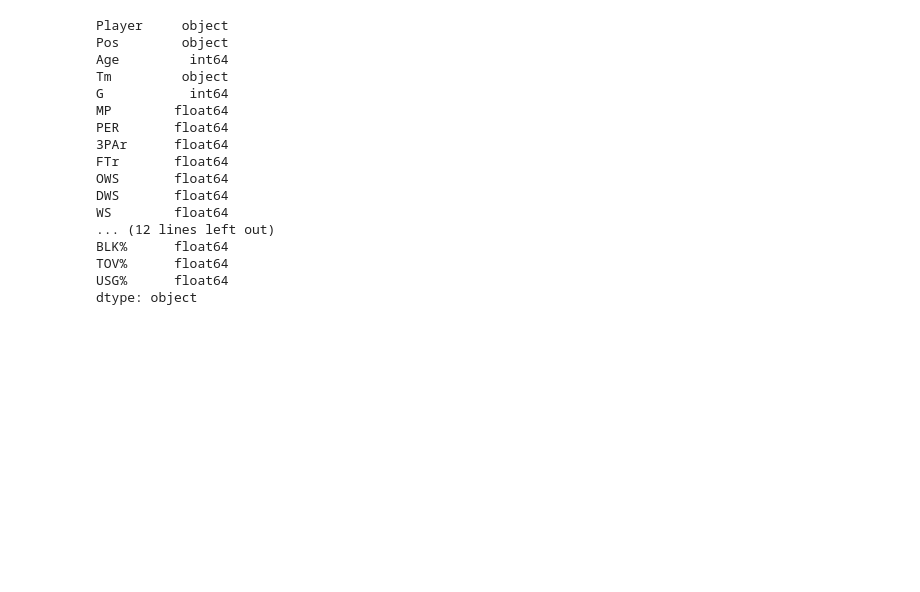
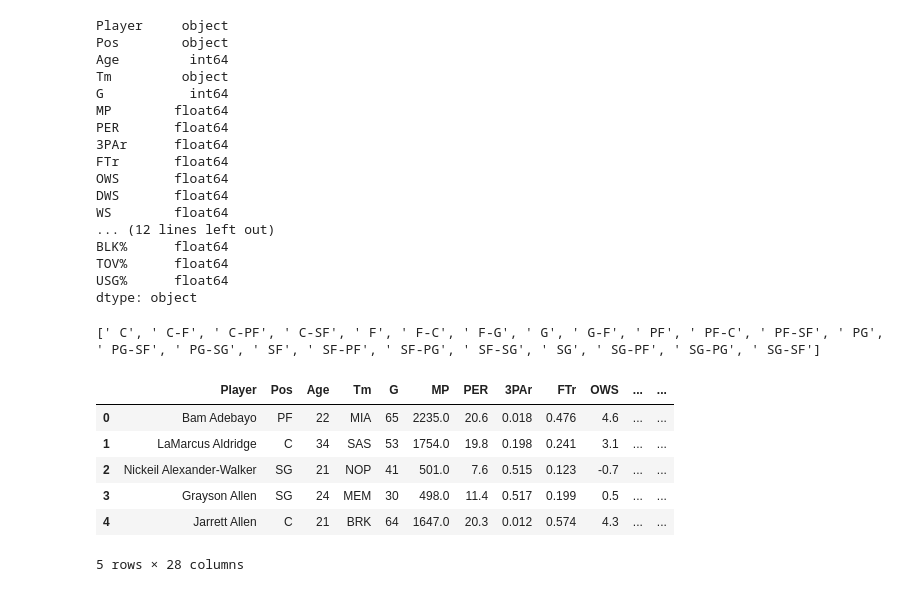
Before and after one commit to JamesNeri/Capstone, a Jupyter notebook: EDA_NBA.ipynb, the cells around one changed output. Saved outputs shown, nothing was run; the diff lists cells and outputs as text; code cells hidden in the pictures; blank space fills up the shorter version.

```diff
--- a/EDA_NBA.ipynb
+++ b/EDA_NBA.ipynb
@@ -132,3 +134,27 @@ BLK%      float64
 TOV%      float64
 USG%      float64
 dtype: object
+# %%
+a = data.Pos.unique()
+print(sorted(a))
+# %% [output]
+[' C', ' C-F', ' C-PF', ' C-SF', ' F', ' F-C', ' F-G', ' G', ' G-F', ' PF', ' PF-C', ' PF-SF', ' PG', ' PG-SF', ' PG-SG', ' SF', ' SF-PF', ' SF-PG', ' SF-SG', ' SG', ' SG-PF', ' SG-PG', ' SG-SF']
+# %%
+data.drop(data[data['Pos'] == ' C-F'].index, inplace = True)
+data.drop(data[data['Pos'] == ' C-PF'].index, inplace = True)
+data.drop(data[data['Pos'] == ' C-SF'].index, inplace = True)
+data.drop(data[data['Pos'] == ' F-C'].index, inplace = True)
+data.drop(data[data['Pos'] == ' F-G'].index, inplace = True)
+data.drop(data[data['Pos'] == ' G-F'].index, inplace = True)
+data.drop(data[data['Pos'] == ' PF-C'].index, inplace = True)
+data.drop(data[data['Pos'] == ' PF-SF'].index, inplace = True)
+data.drop(data[data['Pos'] == ' PG-SF'].index, inplace = True)
+data.drop(data[data['Pos'] == ' PG-SG'].index, inplace = True)
+data.drop(data[data['Pos'] == ' SF-PF'].index, inplace = True)
+data.drop(data[data['Pos'] == ' SF-PG'].index, inplace = True)
+data.drop(data[data['Pos'] == ' SF-SG'].index, inplace = True)
+data.drop(data[data['Pos'] == ' SG-PF'].index, inplace = True)
+data.drop(data[data['Pos'] == ' SG-PG'].index, inplace = True)
+data.drop(data[data['Pos'] == ' SG-SF'].index, inplace = True)
+data.drop(data[data['Pos'] == ' G'].index, inplace = True)
+data.drop(data[data['Pos'] == ' F'].index, inplace = True)
@@ -134,0 +163,24 @@ dtype: object
+# %%
+def number_positions(Pos):
+     if Pos == ' PG':
+        return(1)
+     if Pos == ' SG':
+        return(2)
+     if Pos == ' SF':
+        return(3)
+     if Pos == ' PF':
+        return(4)
+     if Pos == ' C':
+        return(5)
+
+data['NumPos'] = data['Pos'].apply(number_positions)
+#data['NumPos'] = data['NumPos'].astype('int')
+data.head()
+# %% [output]
+|  | Player | Pos | Age | Tm | G | MP | PER | 3PAr | FTr | OWS | ... | ... |
+| 0 | Bam Adebayo | PF | 22 | MIA | 65 | 2235.0 | 20.6 | 0.018 | 0.476 | 4.6 | ... | ... |
+| 1 | LaMarcus Aldridge | C | 34 | SAS | 53 | 1754.0 | 19.8 | 0.198 | 0.241 | 3.1 | ... | ... |
+| 2 | Nickeil Alexander-Walker | SG | 21 | NOP | 41 | 501.0 | 7.6 | 0.515 | 0.123 | -0.7 | ... | ... |
+| 3 | Grayson Allen | SG | 24 | MEM | 30 | 498.0 | 11.4 | 0.517 | 0.199 | 0.5 | ... | ... |
+| 4 | Jarrett Allen | C | 21 | BRK | 64 | 1647.0 | 20.3 | 0.012 | 0.574 | 4.3 | ... | ... |
+5 rows × 28 columns
```
Also changed, not shown: parts of 6 cells of this notebook, 32 other files.
